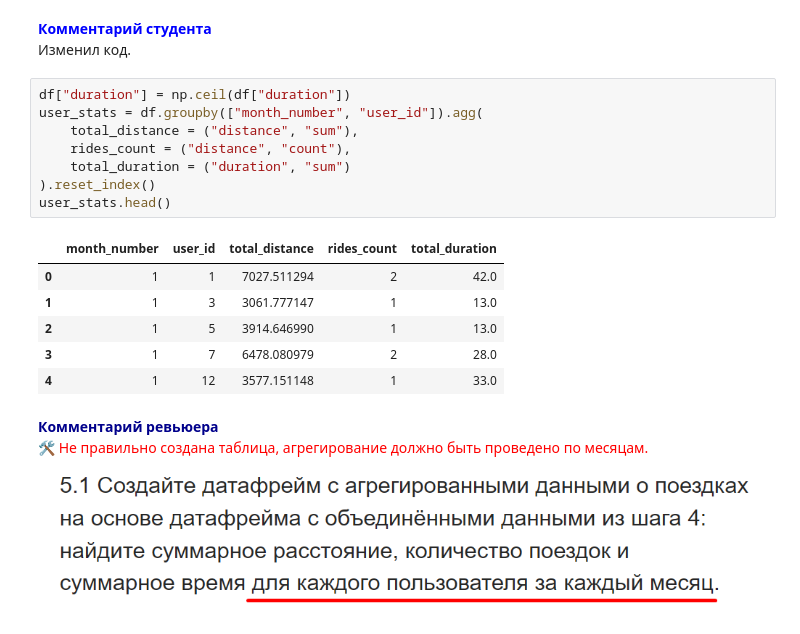
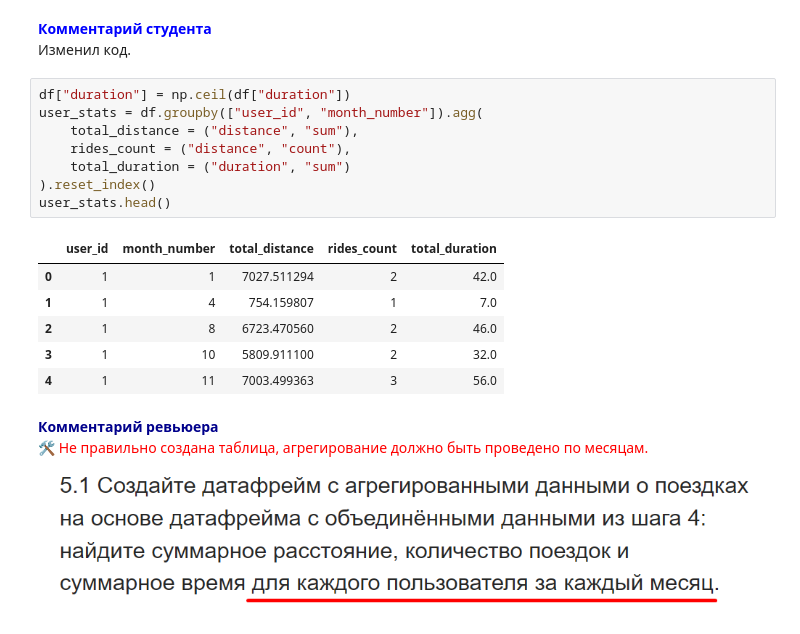
Before and after one commit to EvanderLatine/DS_Practicum, a Jupyter notebook: Scooters_Lease/Revenue_Optimization.ipynb, the cells around one changed output. Cells and saved outputs as stored; diff of their text form.

```diff
--- a/Scooters_Lease/Revenue_Optimization.ipynb
+++ b/Scooters_Lease/Revenue_Optimization.ipynb
@@ -554,19 +554,19 @@ plt.show()
 Изменил код.
 # %%
 df["duration"] = np.ceil(df["duration"])
-user_stats = df.groupby(["month_number", "user_id"]).agg(
+user_stats = df.groupby(["user_id", "month_number"]).agg(
     total_distance = ("distance", "sum"),
     rides_count = ("distance", "count"),
     total_duration = ("duration", "sum")
 ).reset_index()
 user_stats.head()
 # %% [output]
-|  | month_number | user_id | total_distance | rides_count | total_duration |
+|  | user_id | month_number | total_distance | rides_count | total_duration |
 | 0 | 1 | 1 | 7027.511294 | 2 | 42.0 |
-| 1 | 1 | 3 | 3061.777147 | 1 | 13.0 |
-| 2 | 1 | 5 | 3914.646990 | 1 | 13.0 |
-| 3 | 1 | 7 | 6478.080979 | 2 | 28.0 |
-| 4 | 1 | 12 | 3577.151148 | 1 | 33.0 |
+| 1 | 1 | 4 | 754.159807 | 1 | 7.0 |
+| 2 | 1 | 8 | 6723.470560 | 2 | 46.0 |
+| 3 | 1 | 10 | 5809.911100 | 2 | 32.0 |
+| 4 | 1 | 11 | 7003.499363 | 3 | 56.0 |
 # %% [markdown]
 <font color='DarkBlue'><b>Комментарий ревьюера</b></font><br>
 <font color='Red'>🛠 Не правильно создана таблица, агрегирование должно быть проведено по месяцам.</font>
```
Also changed, not shown: parts of 25 cells of this notebook.
